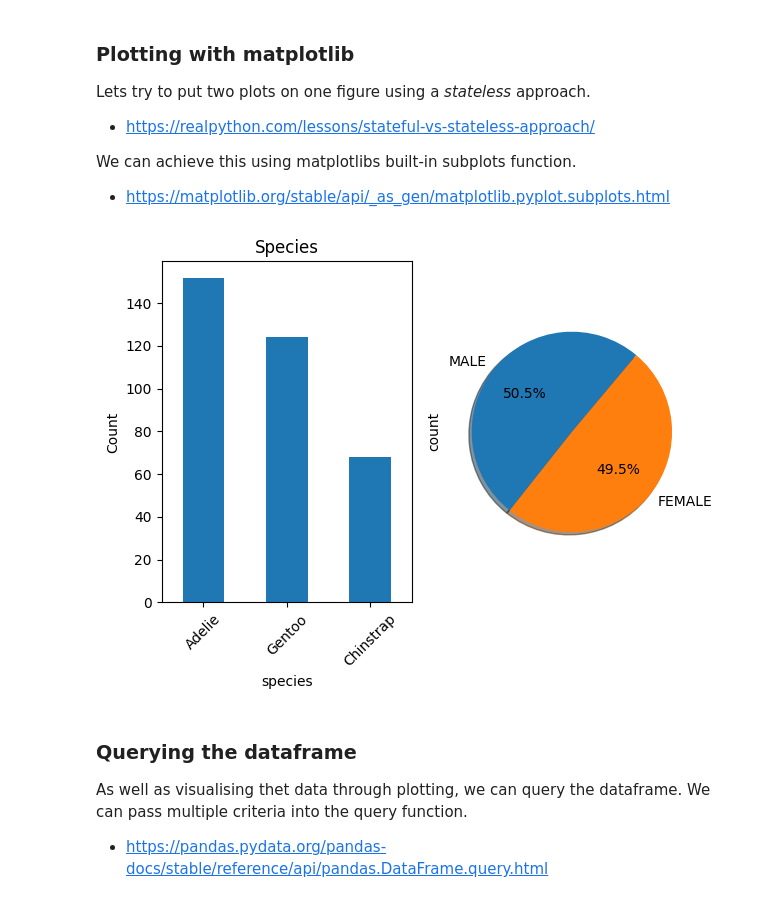
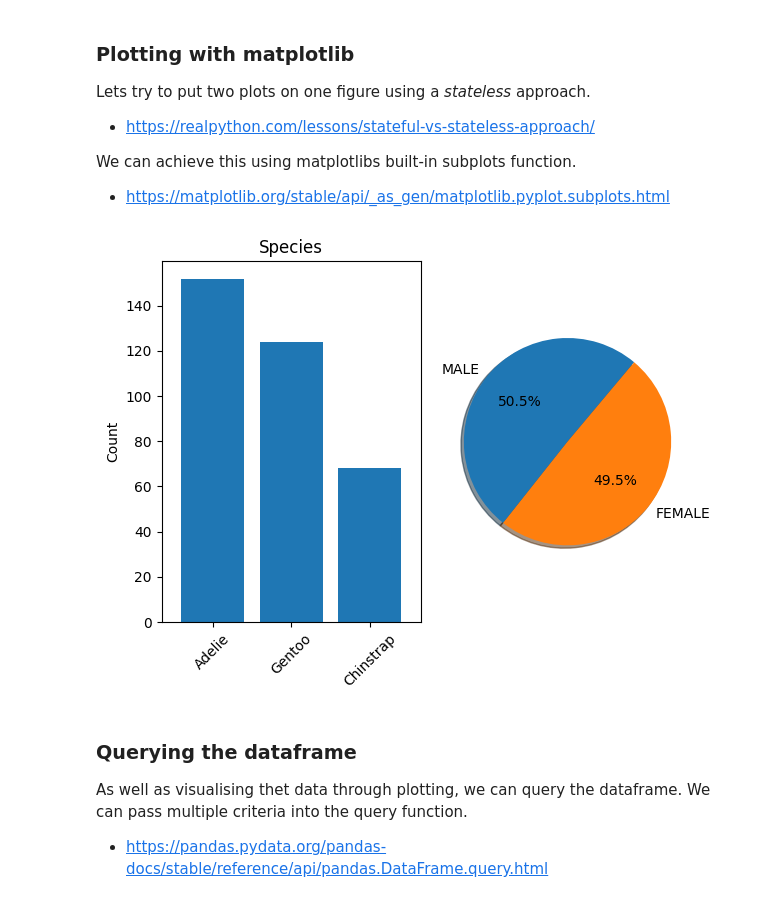
Before and after one commit to holmstead/principles_of_data_analytics, a Jupyter notebook: penguins.ipynb, the cells around one changed output. Saved outputs shown, nothing was run; the diff lists cells and outputs as text; code cells hidden in the pictures.

```diff
--- a/penguins.ipynb
+++ b/penguins.ipynb
@@ -231,22 +236,23 @@ We can achieve this using matplotlibs built-in subplots function.
 # %%
 # set up the canvas to have subplots
 # (N, n) sets how many subplots: N row, n columns
 fig, ax = plt.subplots(1, 2)
 
 # plot species count
-df["species"].value_counts().plot(kind="bar", ylabel="Count", rot=45, ax=ax[0])
+df["species"].value_counts().plot(kind="bar", ylabel="Count", rot=45, width=0.8, ax=ax[0])
 
 # plot sex count
 df["sex"].value_counts().plot.pie(autopct="%.1f%%", shadow=True, startangle=50, ax=ax[1])
 
-# add titles
+# decorate the plot
 ax[0].set_title("Species")
-#ax[1].set_title("Sex")
+ax[0].set_xlabel("")
+ax[1].set_ylabel("")
 
 # auto adjust layout of plots using tight_layout()
 plt.tight_layout()
 # %% [output]
-[figure, old version]
+[figure, new version]
 # %% [markdown]
 ### Querying the dataframe
 
```
Also changed, not shown: parts of 13 cells of this notebook.
